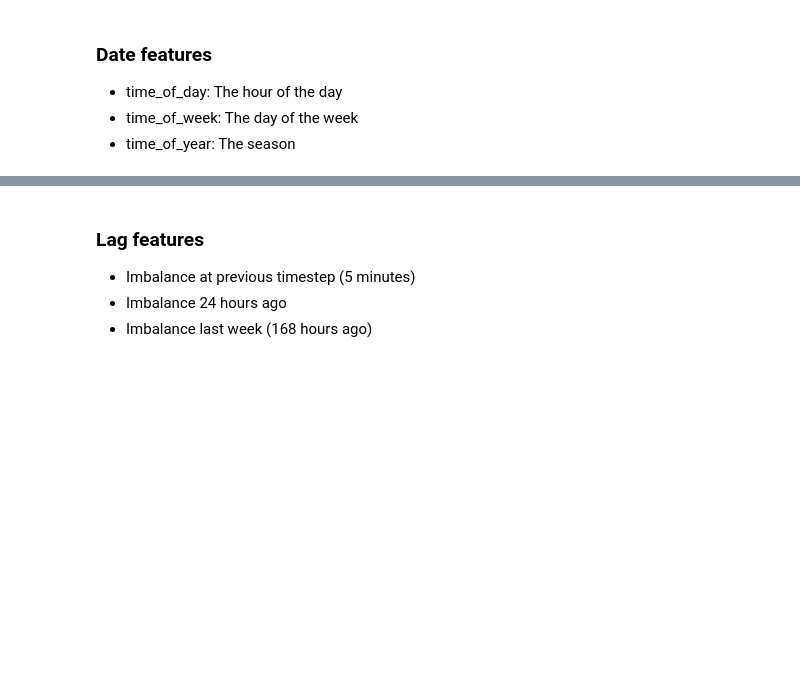
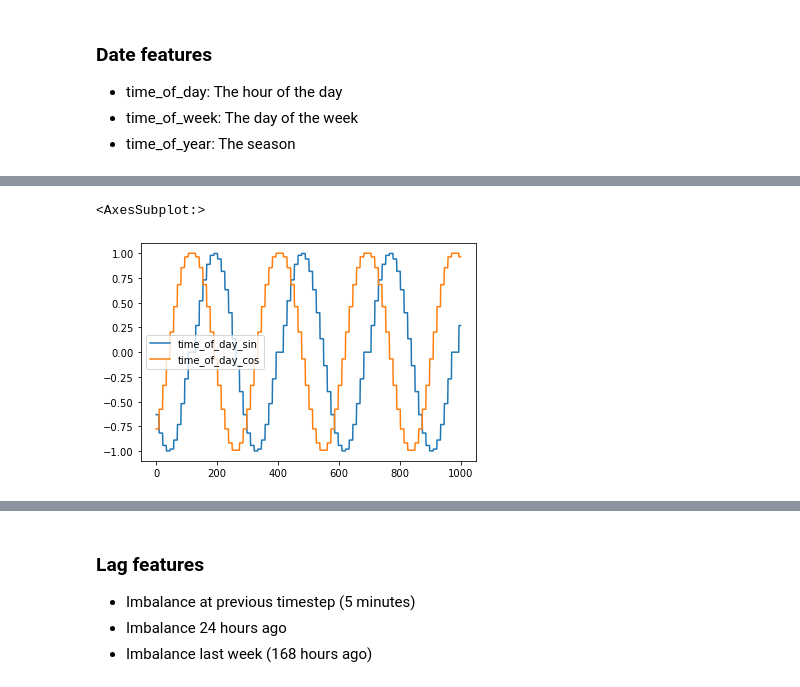
Before and after one commit to TechedLemur/IT3030, a Jupyter notebook: project3/eda.ipynb, the cells around one changed output, grey strips where cells are left out. Saved outputs shown, nothing was run; the diff lists cells and outputs as text; code cells hidden in the pictures; blank space fills up the shorter version.

```diff
--- a/project3/eda.ipynb
+++ b/project3/eda.ipynb
@@ -275,5 +276,5 @@ x_scaled = scaler.transform(df[numerical_features])
 # %%
-df[numerical_features] = x_scaled
+# df[numerical_features] = x_scaled
 # %% [markdown]
 ## Feature engineering
 
@@ -288,6 +289,8 @@ We can introduce more features to help the model.
 dt = df.start_time.apply(lambda x: datetime.strptime(x, '%Y-%m-%d %H:%M:%S') )
 df['time_of_day']= dt.apply(lambda x: x.hour)
 df['time_of_week']= dt.apply(lambda x: x.weekday())
-df['time_of_year']= dt.apply(lambda x: x.month % 12 // 3)
+df['time_of_year']= dt.apply(lambda x: x.month - 1)
+df['new_hour'] = dt.apply(lambda x: (x.minute == 0)).astype(np.float32)
+# df['time_of_year']= dt.apply(lambda x: x.month % 12 // 3)
 # df['day']= dt.apply(lambda x: x.day)
 # df['month']= dt.apply(lambda x: x.month)
@@ -293,0 +301,12 @@ df['time_of_year']= dt.apply(lambda x: x.month % 12 // 3)
+# %%
+df['time_of_day_sin'] = np.sin(df['time_of_day'] * (2 * np.pi / 23))
+df['time_of_day_cos'] = np.cos(df['time_of_day'] * (2 * np.pi / 23))
+df['time_of_week_sin'] = np.sin(df['time_of_week'] * (2 * np.pi / 6))
+df['time_of_week_cos'] = np.cos(df['time_of_week'] * (2 * np.pi / 6))
+df['time_of_year_sin'] = np.sin(df['time_of_year'] * (2 * np.pi / 11))
+df['time_of_year_cos'] = np.cos(df['time_of_year'] * (2 * np.pi / 11))
+# %%
+df[['time_of_day_sin', 'time_of_day_cos']][:1000].plot()
+# %% [output]
+<AxesSubplot:>
+[figure, added]
```
Also changed, not shown: parts of 14 cells of this notebook, 2 other files.
